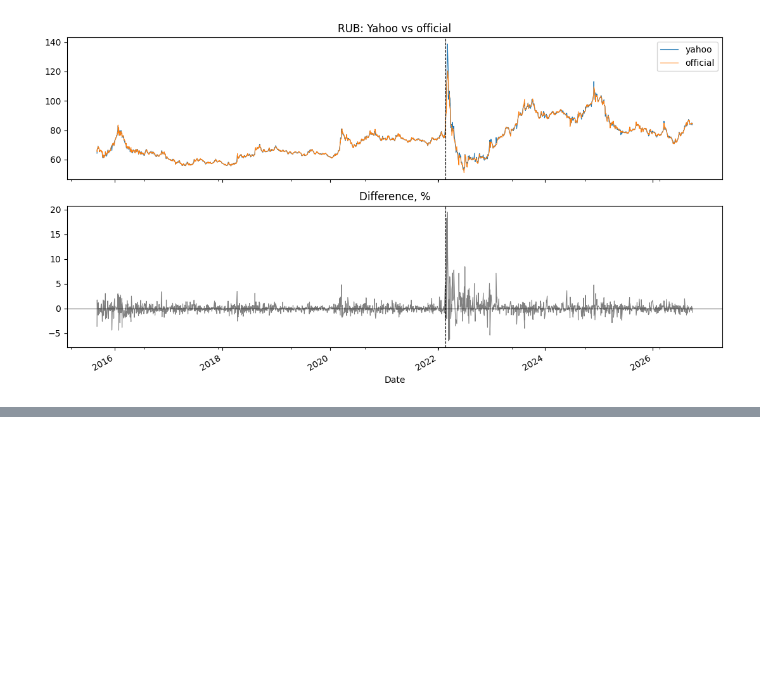
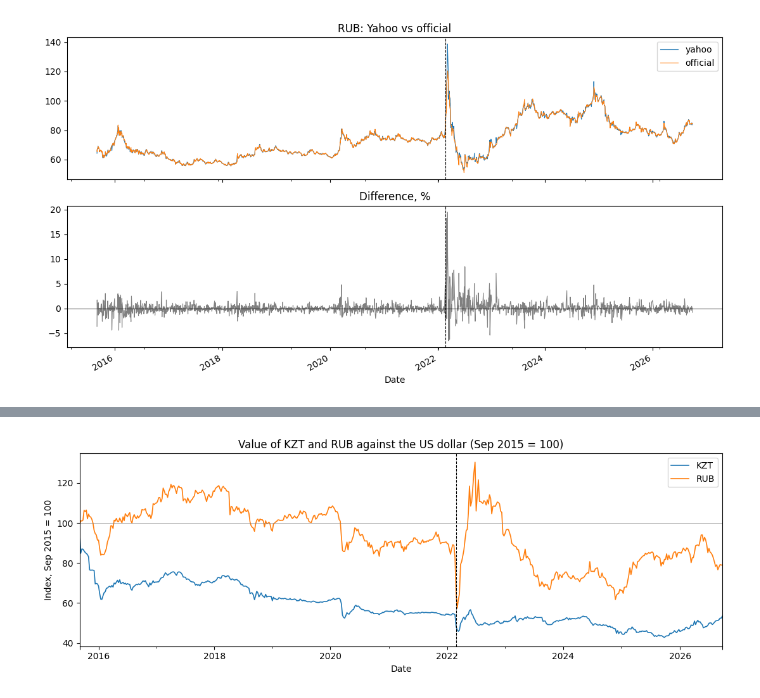
Before and after one commit to saratyulyuova/tenge-ruble-network, a Jupyter notebook: network_analysis.ipynb, the cells around one changed output, grey strips where cells are left out. Drawn from its saved outputs; the diff is of its cells as text; code cells hidden in the pictures; blank space fills up the shorter version.

Commit message:
Day 4: weekly returns and checks

```diff
--- a/network_analysis.ipynb
+++ b/network_analysis.ipynb
@@ -496,0 +539,6 @@ Saved prices_final.csv: (2909, 25)
+# %%
+weekly = prices_final.loc["2015-08-26":].resample("W-WED").last()
+gold = weekly.pop("GOLD")          # gold is kept separately (used on Day 15)
+
+print("Weeks:", len(weekly), "| from", weekly.index.min().date(), "to", weekly.index.max().date())
+print("Missing values per currency:\n", weekly.isna().sum()[weekly.isna().sum() > 0])
@@ -496,0 +550,6 @@ Saved prices_final.csv: (2909, 25)
+# %%
+R = -np.log(weekly).diff()
+print("Before dropping empty rows:", R.shape)
+R = R.dropna()
+print("After:", R.shape, "| from", R.index.min().date(), "to", R.index.max().date())
+R.head()
@@ -496,0 +567,10 @@ Saved prices_final.csv: (2909, 25)
+# %%
+fw = fac.loc["2015-08-26":].resample("W-WED").last()
+F = np.log(fw).diff().dropna()
+
+g = -np.log(gold).diff().dropna()     # US dollar measured in gold (for Day 15)
+
+R, F = R.align(F, join="inner", axis=0)
+g = g.reindex(R.index)
+print("Currencies:", R.shape, "| factors:", F.shape)
+F.describe().round(4)
@@ -496,0 +630,14 @@ Saved prices_final.csv: (2909, 25)
+# %%
+cum = 100 * np.exp(R[["KZT", "RUB"]].cumsum())   # value of 100 units bought in Sep 2015, in USD terms
+
+fig, ax = plt.subplots(figsize=(11, 4))
+cum.plot(ax=ax, lw=1.2)
+ax.axvline(pd.Timestamp("2022-02-24"), ls="--", color="black", lw=0.8)
+ax.axhline(100, color="gray", lw=0.5)
+ax.set_title("Value of KZT and RUB against the US dollar (Sep 2015 = 100)")
+ax.set_ylabel("Index, Sep 2015 = 100")
+plt.tight_layout()
+plt.savefig(f"{fig_dir}/fig1_kzt_rub_index.png", dpi=200)
+plt.show()
+# %% [output]
+[figure, added]
```
Also changed, not shown: parts of 19 cells of this notebook.
